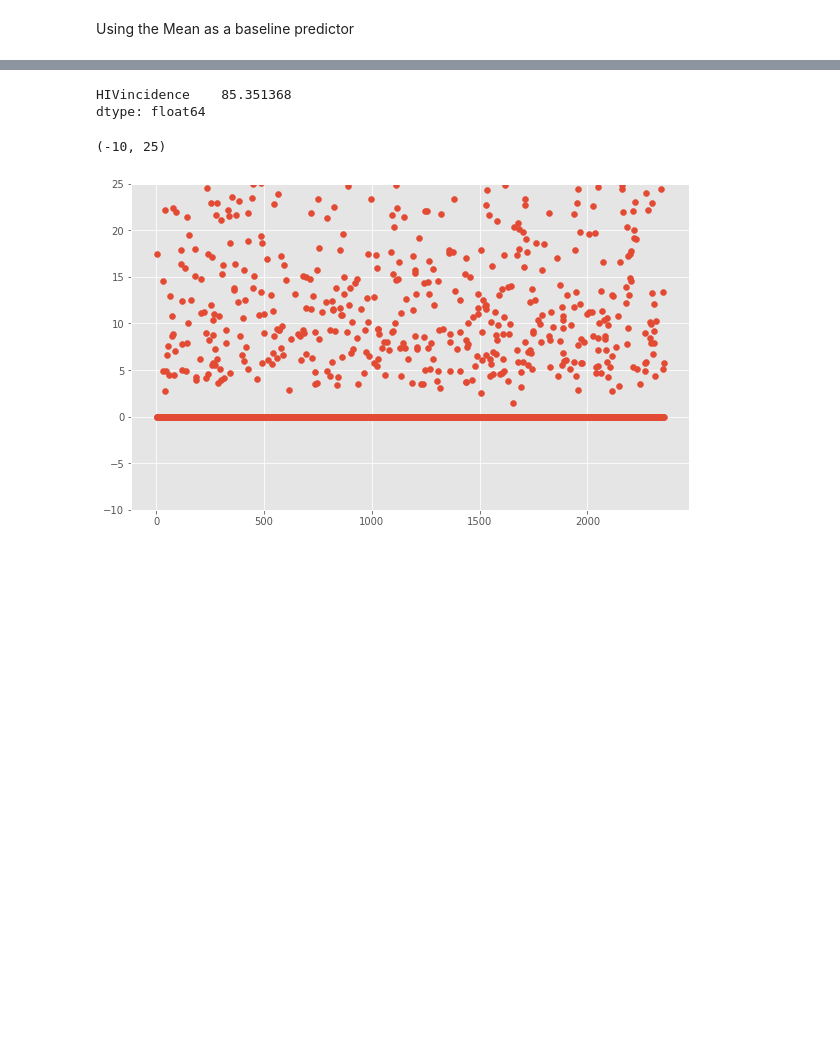
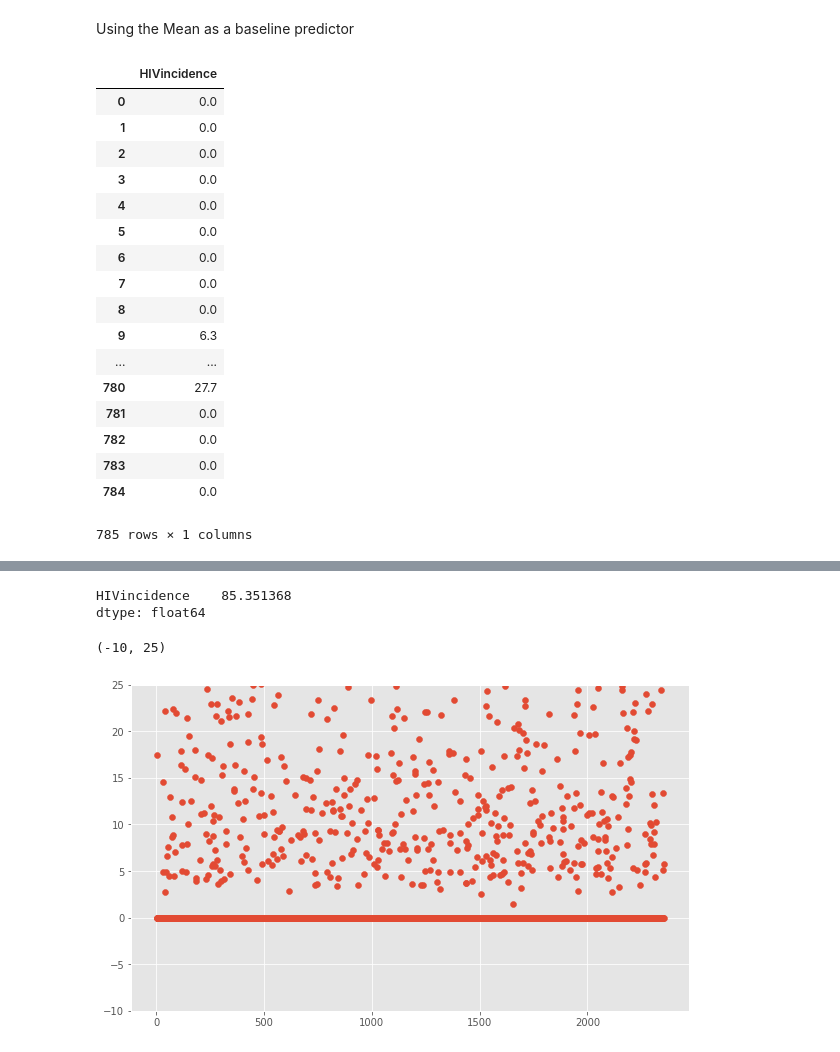
Before and after one commit to branlindsey/hiv_incidence_analysis, a Jupyter notebook: Untitled.ipynb, the cells around one changed output, grey strips where cells are left out. Cells and saved outputs as stored; diff of their text form; code cells hidden in the pictures; blank space fills up the shorter version.

```diff
--- a/Untitled.ipynb
+++ b/Untitled.ipynb
@@ -28,6 +28,27 @@ x_test = pd.read_csv('forecast_HIV_infections/data/x_test.csv', index_col=0)
 y_test = pd.read_csv('forecast_HIV_infections/data/y_test.csv', index_col=0)
 # %% [markdown]
 Using the Mean as a baseline predictor
+# %%
+y_test
+# %% [output]
+|  | HIVincidence |
+| 0 | 0.0 |
+| 1 | 0.0 |
+| 2 | 0.0 |
+| 3 | 0.0 |
+| 4 | 0.0 |
+| 5 | 0.0 |
+| 6 | 0.0 |
+| 7 | 0.0 |
+| 8 | 0.0 |
+| 9 | 6.3 |
+| ... | ... |
+| 780 | 27.7 |
+| 781 | 0.0 |
+| 782 | 0.0 |
+| 783 | 0.0 |
+| 784 | 0.0 |
+785 rows × 1 columns
 # %%
 mean = y_train.mean()
 mean
```
Also changed, not shown: parts of 2 cells of this notebook, 4 other files.
